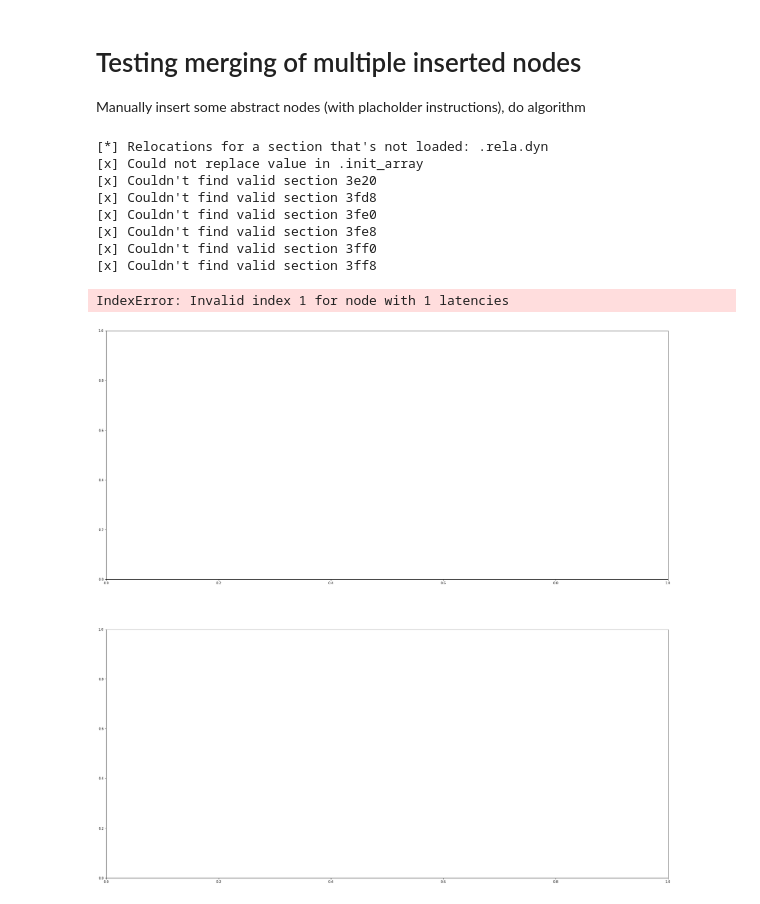
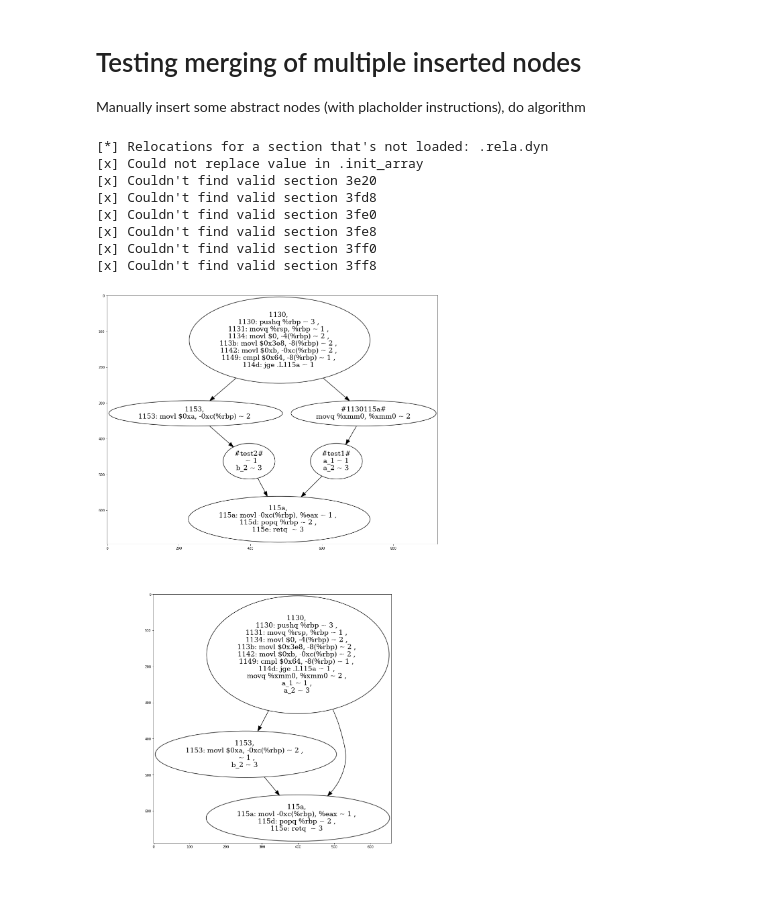
Before and after one commit to DBGilles/NemesisRetroWrite, a Jupyter notebook: retrowrite/rwtools/nemesis/samples_notebooks/5.0-optional_code.ipynb, the cells around one changed output. Drawn from its saved outputs; the diff is of its cells as text; code cells hidden in the pictures.

```diff
--- a/retrowrite/rwtools/nemesis/samples_notebooks/5.0-optional_code.ipynb
+++ b/retrowrite/rwtools/nemesis/samples_notebooks/5.0-optional_code.ipynb
@@ -96,6 +98,7 @@ control_flow_graph.merge_consecutive_nodes()
 control_flow_graph.insert_nodes()
 target_node = control_flow_graph.get_node('1130')
 
+control_flow_graph.set_stopping_nodes(target_node)
 balance_branching_point(control_flow_graph, target_node)
 
 # first test node
@@ -109,32 +112,31 @@ new_node.insert(1, "a_2",3)
 control_flow_graph.insert_between_nodes(new_node, from_node, to_node)
 
 # second test node
 from_node = control_flow_graph.get_node('1153')
 to_node = control_flow_graph.get_node('115a')
 
 new_node = AbstractNemesisNode([], f"test2")
 new_node.insert(0, " ", 1)
 new_node.insert(1, "b_2",3)
 
 control_flow_graph.insert_between_nodes(new_node, from_node, to_node)
 
 axs[0].imshow(to_img(graph))
 
 
 control_flow_graph.merge_inserted_nodes()
 
 axs[1].imshow(to_img(graph))
 
 
 rw.dump()
 # %% [output]
 [*] Relocations for a section that's not loaded: .rela.dyn
 [x] Could not replace value in .init_array
 [x] Couldn't find valid section 3e20
 [x] Couldn't find valid section 3fd8
 [x] Couldn't find valid section 3fe0
 [x] Couldn't find valid section 3fe8
 [x] Couldn't find valid section 3ff0
 [x] Couldn't find valid section 3ff8
-IndexError: Invalid index 1 for node with 1 latencies
-[figure, old version]
+[figure, new version]
```
Also changed, not shown: parts of 1 cell of this notebook, 26 other files.
